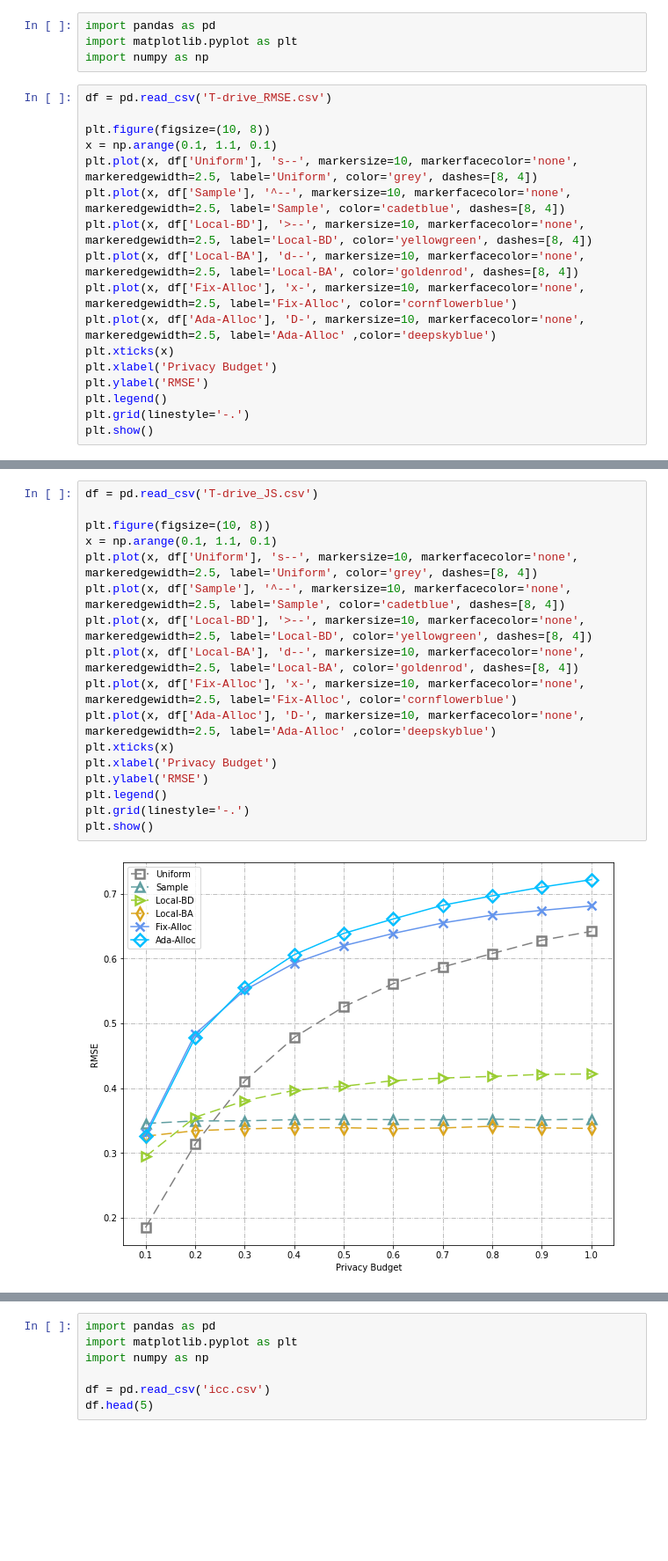
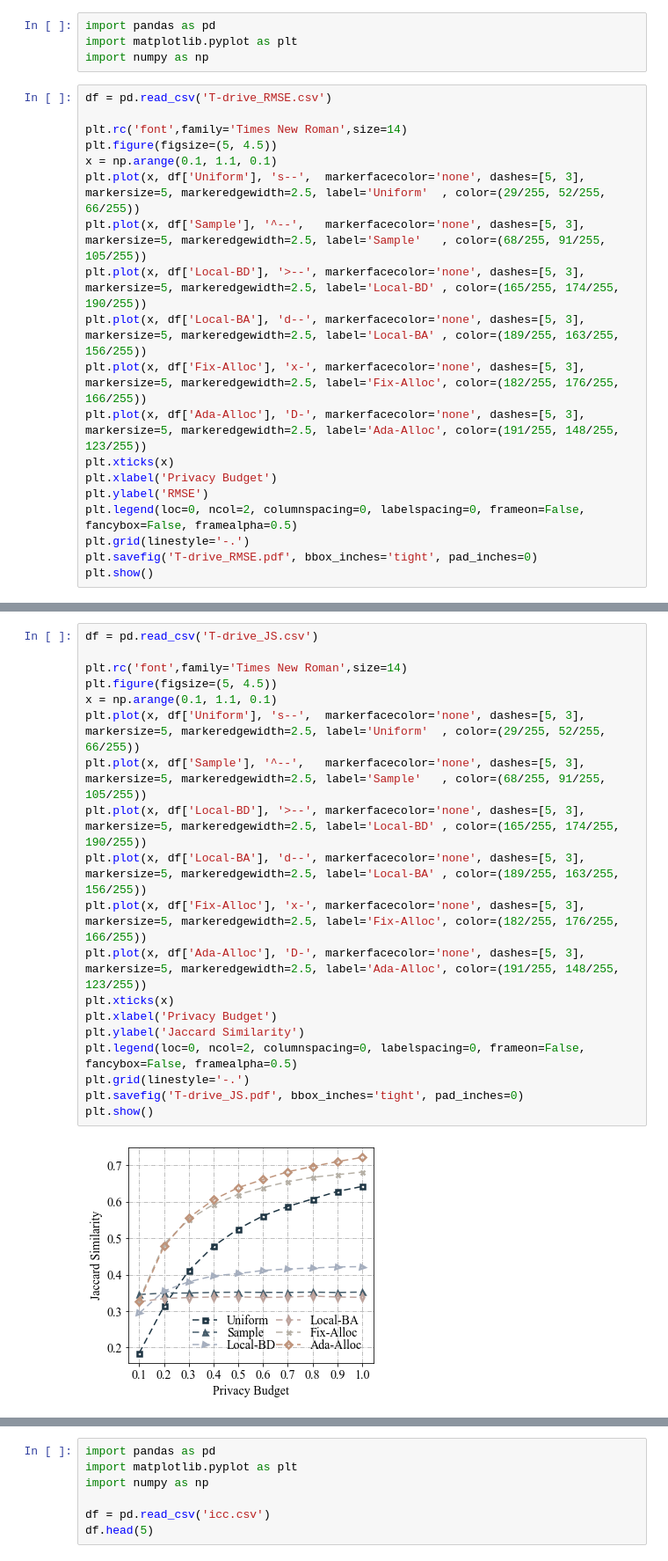
Before and after one commit to forestdwelling/ldp, a Jupyter notebook: T-drive/release/plot.ipynb, the cells around one changed output, grey strips where cells are left out. Shown at 88% size. Drawn from its saved outputs; the diff is of its cells as text; blank space fills up the shorter version.

```diff
--- a/T-drive/release/plot.ipynb
+++ b/T-drive/release/plot.ipynb
@@ -5,18 +5,20 @@ import numpy as np
 # %%
 df = pd.read_csv('T-drive_RMSE.csv')
 
-plt.figure(figsize=(10, 8))
+plt.rc('font',family='Times New Roman',size=14)
+plt.figure(figsize=(5, 4.5))
 x = np.arange(0.1, 1.1, 0.1)
-plt.plot(x, df['Uniform'], 's--', markersize=10, markerfacecolor='none', markeredgewidth=2.5, label='Uniform', color='grey', dashes=[8, 4])
-plt.plot(x, df['Sample'], '^--', markersize=10, markerfacecolor='none', markeredgewidth=2.5, label='Sample', color='cadetblue', dashes=[8, 4])
-plt.plot(x, df['Local-BD'], '>--', markersize=10, markerfacecolor='none', markeredgewidth=2.5, label='Local-BD', color='yellowgreen', dashes=[8, 4])
-plt.plot(x, df['Local-BA'], 'd--', markersize=10, markerfacecolor='none', markeredgewidth=2.5, label='Local-BA', color='goldenrod', dashes=[8, 4])
-plt.plot(x, df['Fix-Alloc'], 'x-', markersize=10, markerfacecolor='none', markeredgewidth=2.5, label='Fix-Alloc', color='cornflowerblue')
-plt.plot(x, df['Ada-Alloc'], 'D-', markersize=10, markerfacecolor='none', markeredgewidth=2.5, label='Ada-Alloc' ,color='deepskyblue')
+plt.plot(x, df['Uniform'], 's--',  markerfacecolor='none', dashes=[5, 3], markersize=5, markeredgewidth=2.5, label='Uniform'  , color=(29/255, 52/255, 66/255))
+plt.plot(x, df['Sample'], '^--',   markerfacecolor='none', dashes=[5, 3], markersize=5, markeredgewidth=2.5, label='Sample'   , color=(68/255, 91/255, 105/255))
+plt.plot(x, df['Local-BD'], '>--', markerfacecolor='none', dashes=[5, 3], markersize=5, markeredgewidth=2.5, label='Local-BD' , color=(165/255, 174/255, 190/255))
+plt.plot(x, df['Local-BA'], 'd--', markerfacecolor='none', dashes=[5, 3], markersize=5, markeredgewidth=2.5, label='Local-BA' , color=(189/255, 163/255, 156/255))
+plt.plot(x, df['Fix-Alloc'], 'x-', markerfacecolor='none', dashes=[5, 3], markersize=5, markeredgewidth=2.5, label='Fix-Alloc', color=(182/255, 176/255, 166/255))
+plt.plot(x, df['Ada-Alloc'], 'D-', markerfacecolor='none', dashes=[5, 3], markersize=5, markeredgewidth=2.5, label='Ada-Alloc', color=(191/255, 148/255, 123/255))
 plt.xticks(x)
 plt.xlabel('Privacy Budget')
 plt.ylabel('RMSE')
-plt.legend()
+plt.legend(loc=0, ncol=2, columnspacing=0, labelspacing=0, frameon=False, fancybox=False, framealpha=0.5)
 plt.grid(linestyle='-.')
+plt.savefig('T-drive_RMSE.pdf', bbox_inches='tight', pad_inches=0)
 plt.show()
 # %% [output]
@@ -24,19 +26,21 @@ plt.show()
 # %%
 df = pd.read_csv('T-drive_JS.csv')
 
-plt.figure(figsize=(10, 8))
+plt.rc('font',family='Times New Roman',size=14)
+plt.figure(figsize=(5, 4.5))
 x = np.arange(0.1, 1.1, 0.1)
-plt.plot(x, df['Uniform'], 's--', markersize=10, markerfacecolor='none', markeredgewidth=2.5, label='Uniform', color='grey', dashes=[8, 4])
-plt.plot(x, df['Sample'], '^--', markersize=10, markerfacecolor='none', markeredgewidth=2.5, label='Sample', color='cadetblue', dashes=[8, 4])
-plt.plot(x, df['Local-BD'], '>--', markersize=10, markerfacecolor='none', markeredgewidth=2.5, label='Local-BD', color='yellowgreen', dashes=[8, 4])
-plt.plot(x, df['Local-BA'], 'd--', markersize=10, markerfacecolor='none', markeredgewidth=2.5, label='Local-BA', color='goldenrod', dashes=[8, 4])
-plt.plot(x, df['Fix-Alloc'], 'x-', markersize=10, markerfacecolor='none', markeredgewidth=2.5, label='Fix-Alloc', color='cornflowerblue')
-plt.plot(x, df['Ada-Alloc'], 'D-', markersize=10, markerfacecolor='none', markeredgewidth=2.5, label='Ada-Alloc' ,color='deepskyblue')
+plt.plot(x, df['Uniform'], 's--',  markerfacecolor='none', dashes=[5, 3], markersize=5, markeredgewidth=2.5, label='Uniform'  , color=(29/255, 52/255, 66/255))
+plt.plot(x, df['Sample'], '^--',   markerfacecolor='none', dashes=[5, 3], markersize=5, markeredgewidth=2.5, label='Sample'   , color=(68/255, 91/255, 105/255))
+plt.plot(x, df['Local-BD'], '>--', markerfacecolor='none', dashes=[5, 3], markersize=5, markeredgewidth=2.5, label='Local-BD' , color=(165/255, 174/255, 190/255))
+plt.plot(x, df['Local-BA'], 'd--', markerfacecolor='none', dashes=[5, 3], markersize=5, markeredgewidth=2.5, label='Local-BA' , color=(189/255, 163/255, 156/255))
+plt.plot(x, df['Fix-Alloc'], 'x-', markerfacecolor='none', dashes=[5, 3], markersize=5, markeredgewidth=2.5, label='Fix-Alloc', color=(182/255, 176/255, 166/255))
+plt.plot(x, df['Ada-Alloc'], 'D-', markerfacecolor='none', dashes=[5, 3], markersize=5, markeredgewidth=2.5, label='Ada-Alloc', color=(191/255, 148/255, 123/255))
 plt.xticks(x)
 plt.xlabel('Privacy Budget')
-plt.ylabel('RMSE')
-plt.legend()
+plt.ylabel('Jaccard Similarity')
+plt.legend(loc=0, ncol=2, columnspacing=0, labelspacing=0, frameon=False, fancybox=False, framealpha=0.5)
 plt.grid(linestyle='-.')
+plt.savefig('T-drive_JS.pdf', bbox_inches='tight', pad_inches=0)
 plt.show()
 # %% [output]
-[figure, old version]
+[figure, new version]
```
Also changed, not shown: parts of 10 cells of this notebook, 27 other files.
